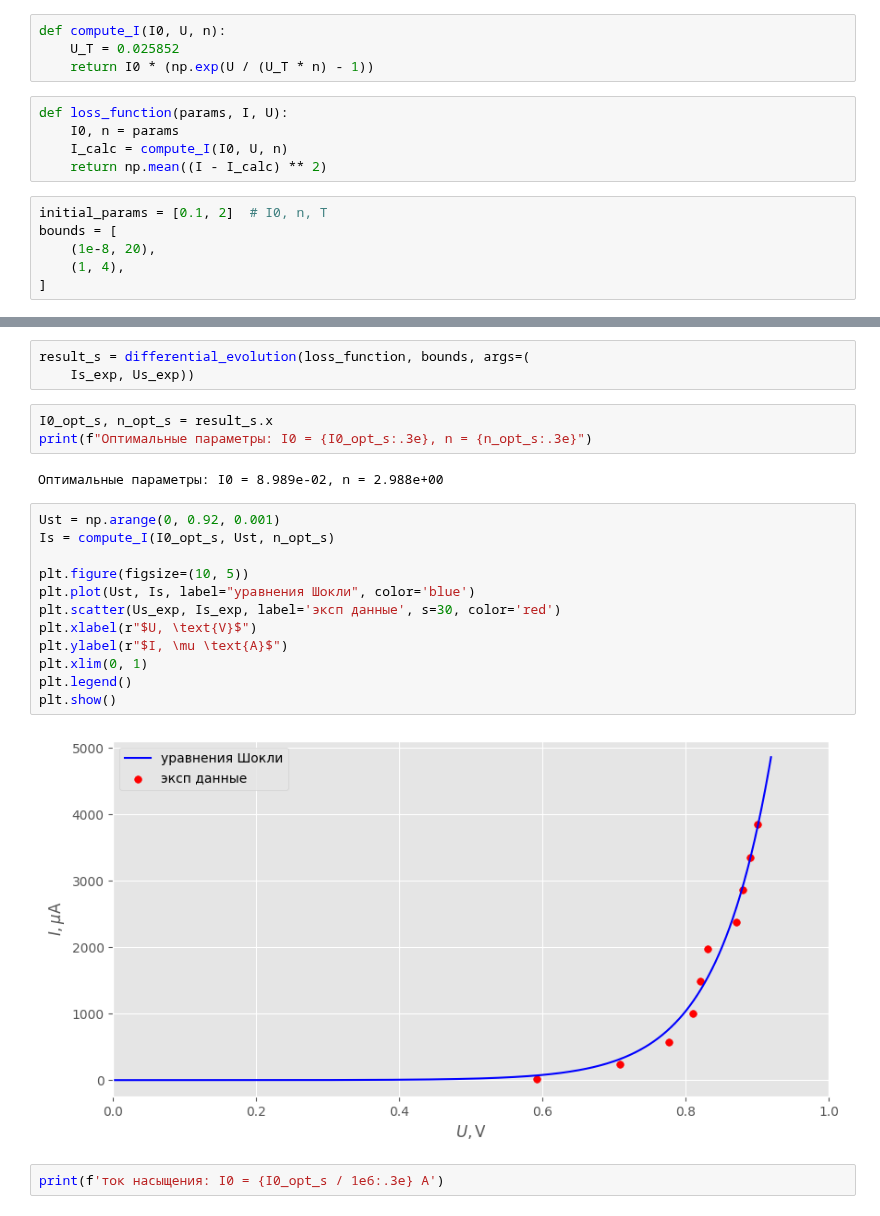
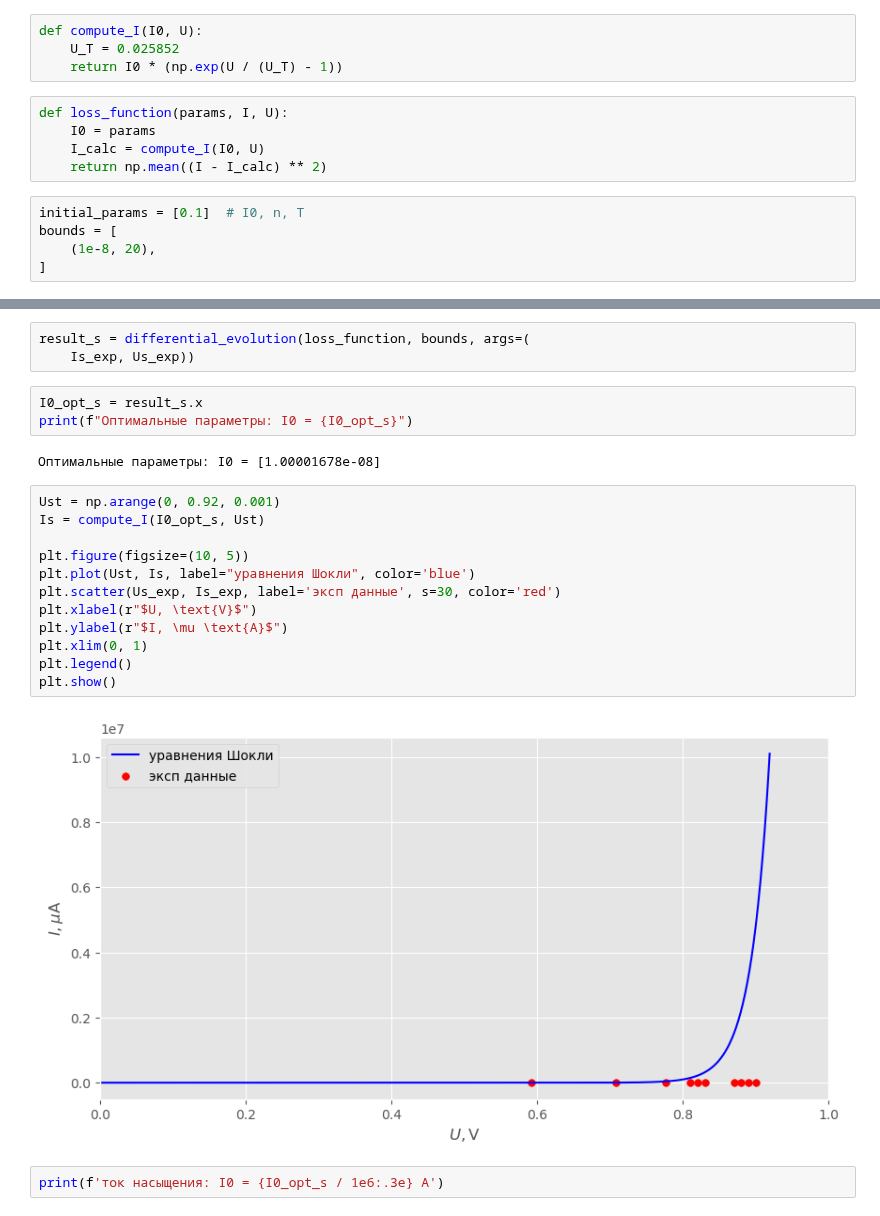
Before and after one commit to matalhim/sdf, a Jupyter notebook: corsika/labaelt1.ipynb, the cells around one changed output, grey strips where cells are left out. Drawn from its saved outputs; the diff is of its cells as text.

```diff
--- a/corsika/labaelt1.ipynb
+++ b/corsika/labaelt1.ipynb
@@ -90,19 +90,18 @@ Ud_exp
 # %% [output]
 array([0.246, 0.46 , 0.524, 0.584, 0.62 , 0.69 , 0.74 , 0.745, 0.76 ])
 # %%
-def compute_I(I0, U, n):
+def compute_I(I0, U):
     U_T = 0.025852
-    return I0 * (np.exp(U / (U_T * n) - 1))
+    return I0 * (np.exp(U / (U_T) - 1))
 # %%
 def loss_function(params, I, U):
-    I0, n = params
-    I_calc = compute_I(I0, U, n)
+    I0 = params
+    I_calc = compute_I(I0, U)
     return np.mean((I - I_calc) ** 2)
 # %%
-initial_params = [0.1, 2]  # I0, n, T
+initial_params = [0.1]  # I0, n, T
 bounds = [
     (1e-8, 20),
-    (1, 4),
 ]
 # %%
 result = minimize(loss_function, initial_params, args=(
@@ -155,24 +154,24 @@ Is_exp = I2[mask]
 result_s = differential_evolution(loss_function, bounds, args=(
     Is_exp, Us_exp))
 # %%
-I0_opt_s, n_opt_s = result_s.x
-print(f"Оптимальные параметры: I0 = {I0_opt_s:.3e}, n = {n_opt_s:.3e}")
+I0_opt_s = result_s.x
+print(f"Оптимальные параметры: I0 = {I0_opt_s}")
 # %% [output]
-Оптимальные параметры: I0 = 8.989e-02, n = 2.988e+00
+Оптимальные параметры: I0 = [1.00001678e-08]
 # %%
 Ust = np.arange(0, 0.92, 0.001)
-Is = compute_I(I0_opt_s, Ust, n_opt_s)
+Is = compute_I(I0_opt_s, Ust)
 
 plt.figure(figsize=(10, 5))
 plt.plot(Ust, Is, label="уравнения Шокли", color='blue')
 plt.scatter(Us_exp, Is_exp, label='эксп данные', s=30, color='red')
 plt.xlabel(r"$U, \text{V}$")
 plt.ylabel(r"$I, \mu \text{A}$")
 plt.xlim(0, 1)
 plt.legend()
 plt.show()
 # %% [output]
-[figure, old version]
+[figure, new version]
 # %%
 print(f'ток насыщения: I0 = {I0_opt_s / 1e6:.3e} A')
 # %% [output]
```
Also changed, not shown: parts of 5 cells of this notebook, 26 other files.
